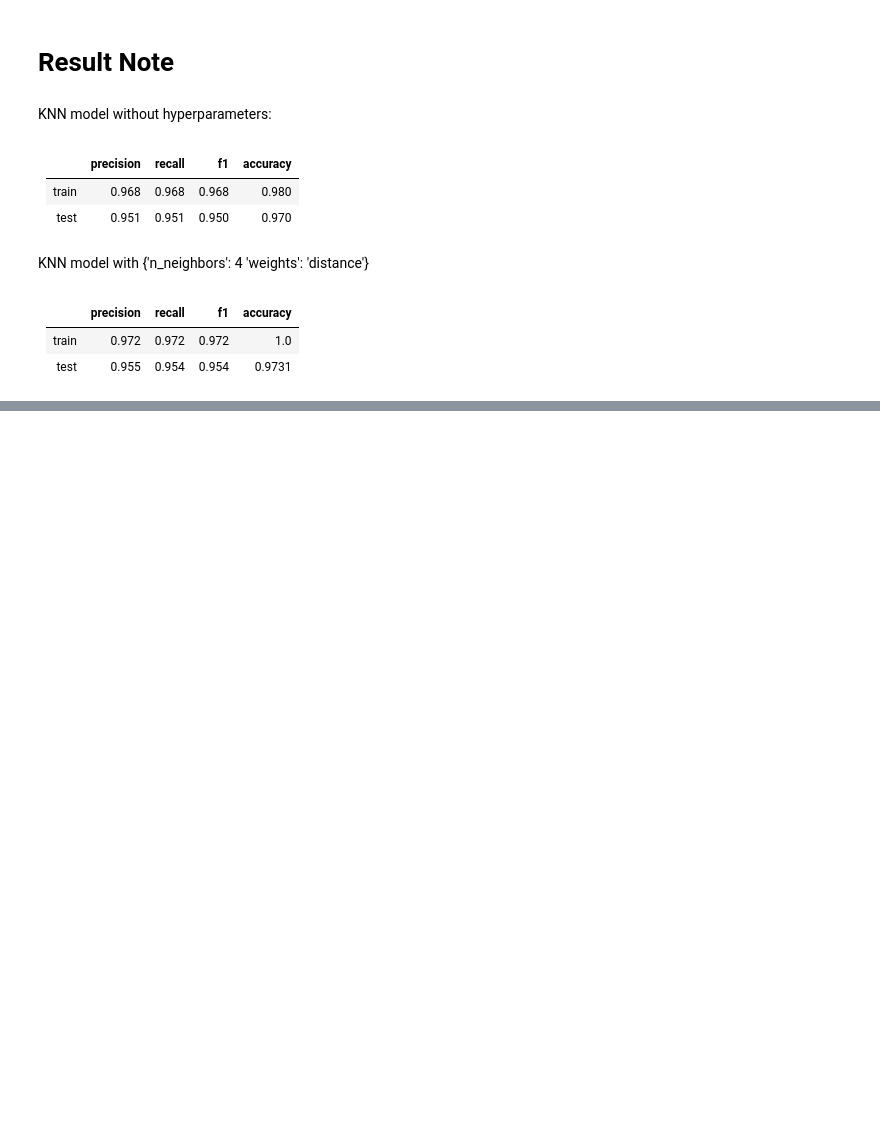
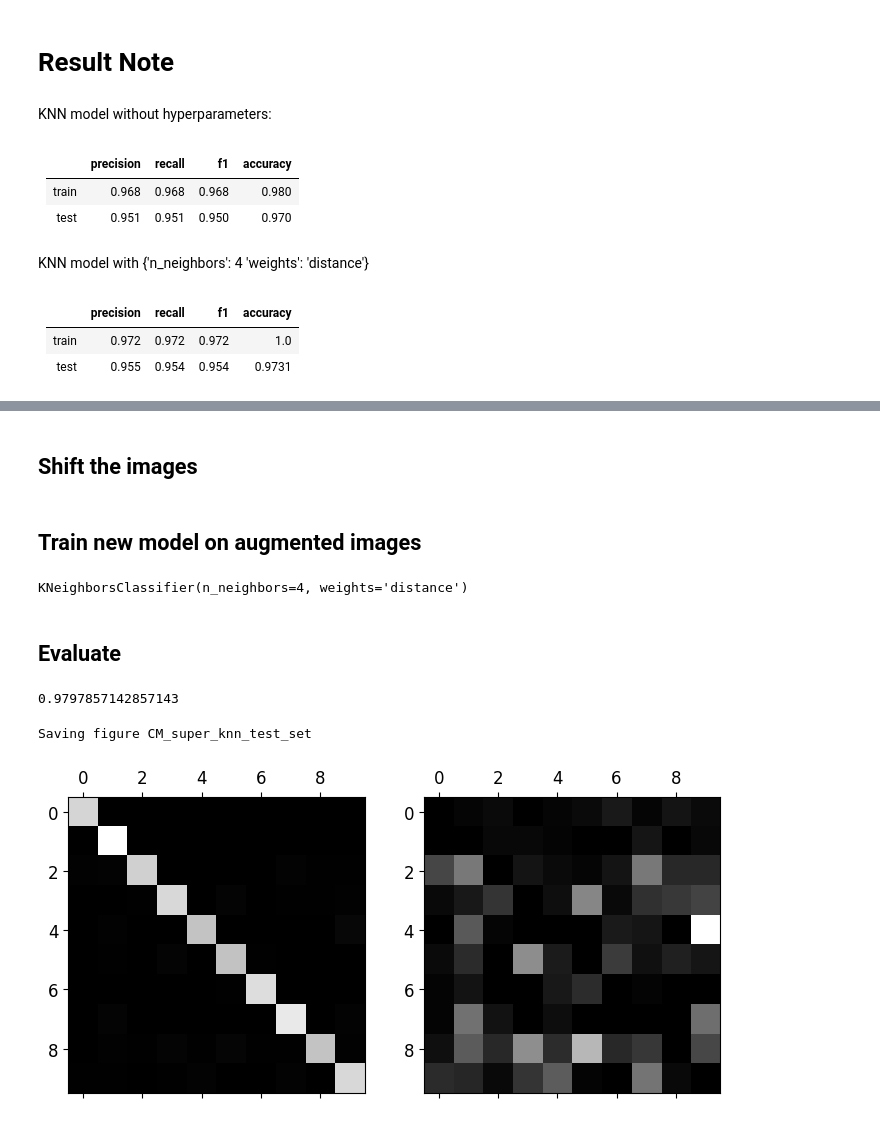
Before and after one commit to nhv96/iai600_assignment_4, a Jupyter notebook: mnist_clf.ipynb, the cells around one changed output, grey strips where cells are left out. Drawn from its saved outputs; the diff is of its cells as text; code cells hidden in the pictures; blank space fills up the shorter version.

```diff
--- a/mnist_clf.ipynb
+++ b/mnist_clf.ipynb
@@ -395,0 +475,2 @@ KNN model with {'n_neighbors': 4 'weights': 'distance'}
+# %% [markdown]
+## Shift the images
@@ -395,0 +488,28 @@ KNN model with {'n_neighbors': 4 'weights': 'distance'}
+# %%
+shuffle_idx = np.random.permutation(len(X_train_augmented))
+X_train_augmented = X_train_augmented[shuffle_idx]
+y_train_augmented = y_train_augmented[shuffle_idx]
+# %% [markdown]
+## Train new model on augmented images
+# %%
+knn_clf = KNeighborsClassifier(**knn_grid_search.best_params_)
+# %%
+knn_clf.fit(X_train_augmented, y_train_augmented)
+# %% [output]
+KNeighborsClassifier(n_neighbors=4, weights='distance')
+# %% [markdown]
+## Evaluate
+# %%
+y_pred = knn_clf.predict(X_test)
+accuracy_score(y_test, y_pred)
+# %% [output]
+0.9797857142857143
+# %%
+y_predicted = cross_val_predict(knn_clf, X_test, y_test, cv=5)
+
+mx = confusion_matrix(y_test, y_predicted)
+# %%
+draw_conf_max(mx, 'CM_super_knn_test_set')
+# %% [output]
+Saving figure CM_super_knn_test_set
+[figure, added]
```
Also changed, not shown: parts of 18 cells of this notebook, 6 other files.
